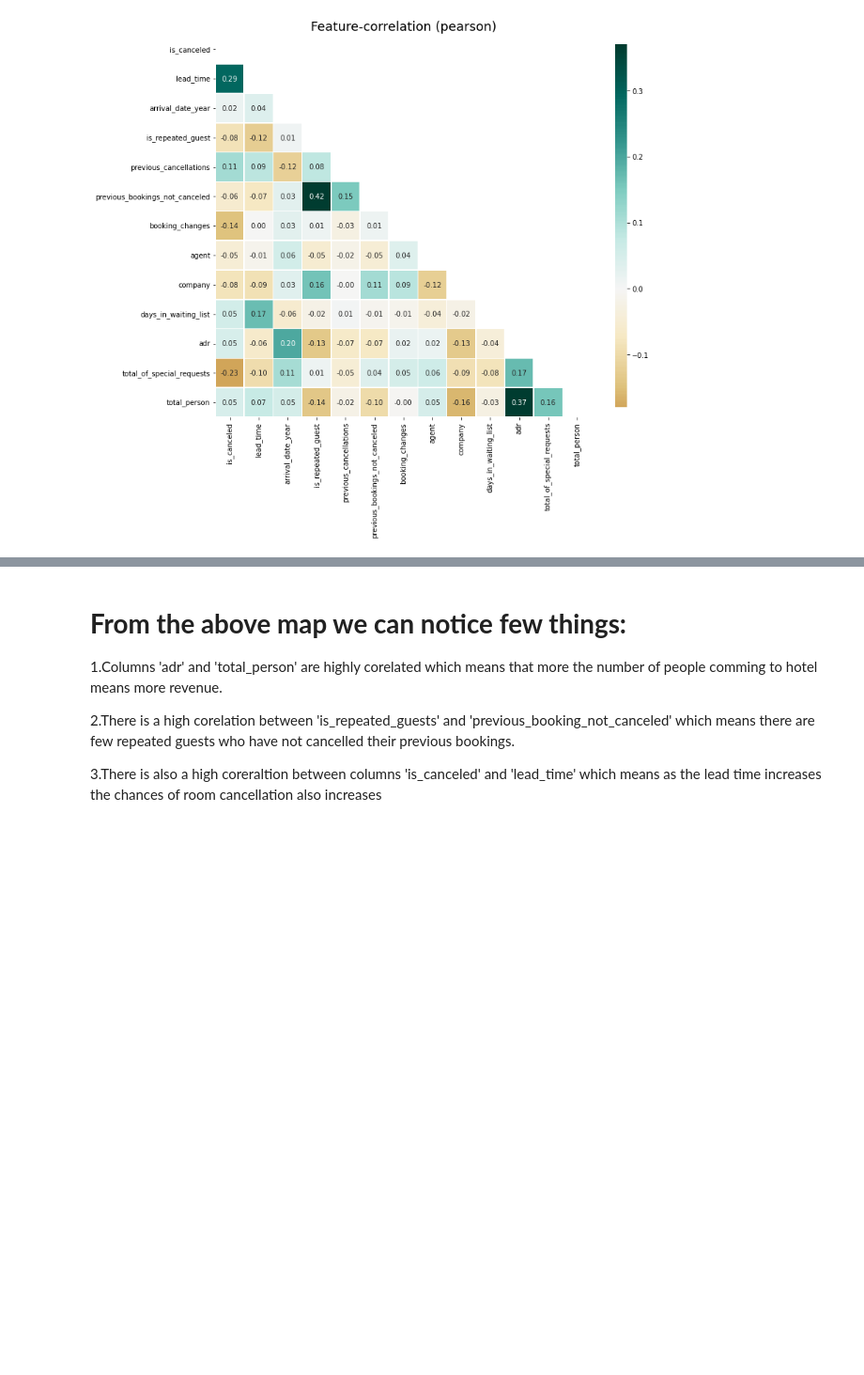
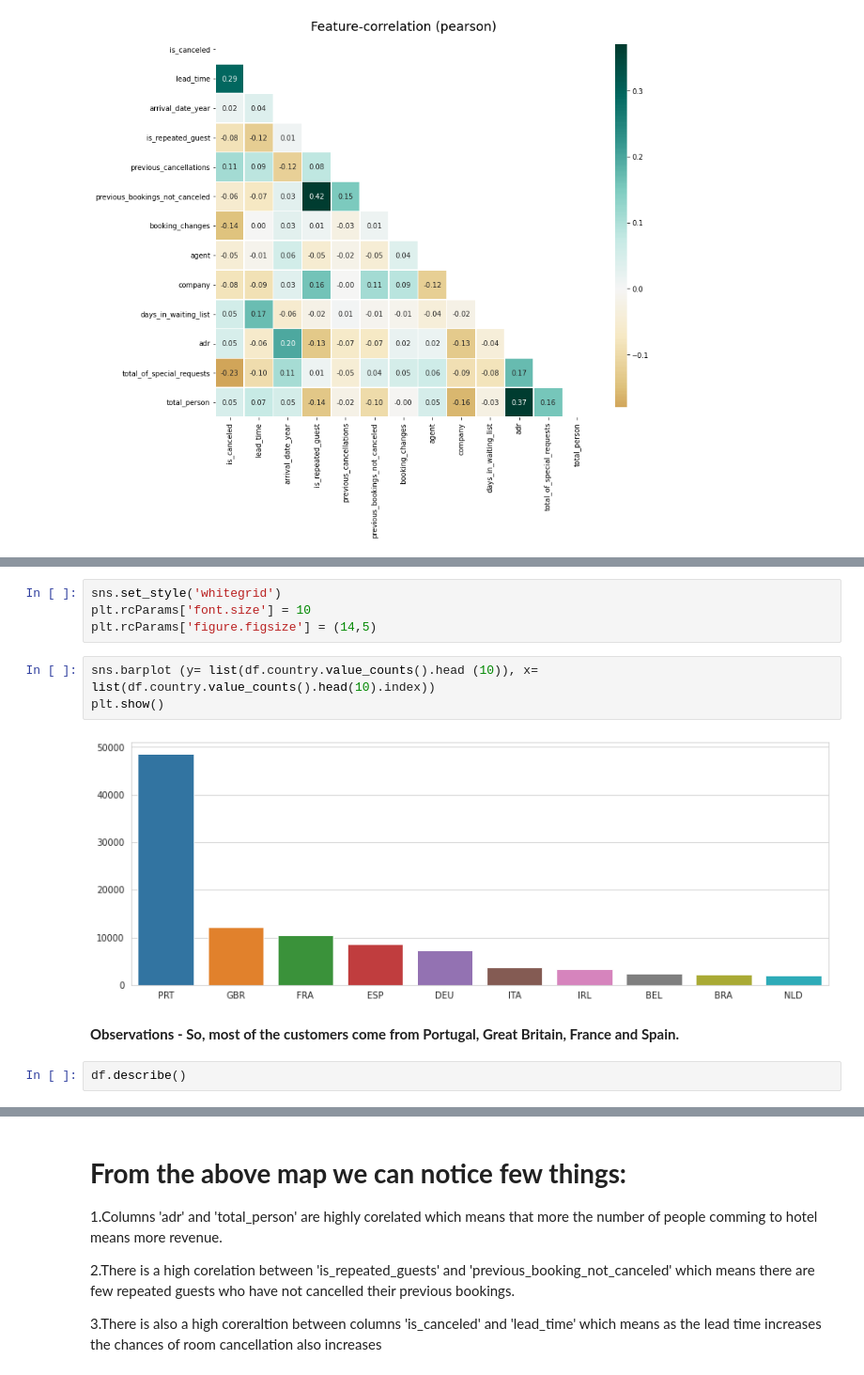
Before and after one commit to 1991Ab/Capstone-Project-1-Hotel-Booking-Analysis, a Jupyter notebook: Hotel_Booking_Analysis_EDA_Team_notebook.ipynb, the cells around one changed output, grey strips where cells are left out. Shown at 94% size. Saved outputs shown, nothing was run; the diff lists cells and outputs as text; blank space fills up the shorter version.

```diff
--- a/Hotel_Booking_Analysis_EDA_Team_notebook.ipynb
+++ b/Hotel_Booking_Analysis_EDA_Team_notebook.ipynb
@@ -242,0 +263,13 @@ klib.corr_plot(df)
+# %%
+sns.set_style('whitegrid')
+plt.rcParams['font.size'] = 10
+plt.rcParams['figure.figsize'] = (14,5)
+# %%
+sns.barplot (y= list(df.country.value_counts().head (10)), x= list(df.country.value_counts().head(10).index))
+plt.show()
+# %% [output]
+[figure, added]
+# %% [markdown]
+**Observations - So, most of the customers come from Portugal, Great Britain, France and Spain.**
+# %%
+df.describe()
```
Also changed, not shown: parts of 10 cells of this notebook.
